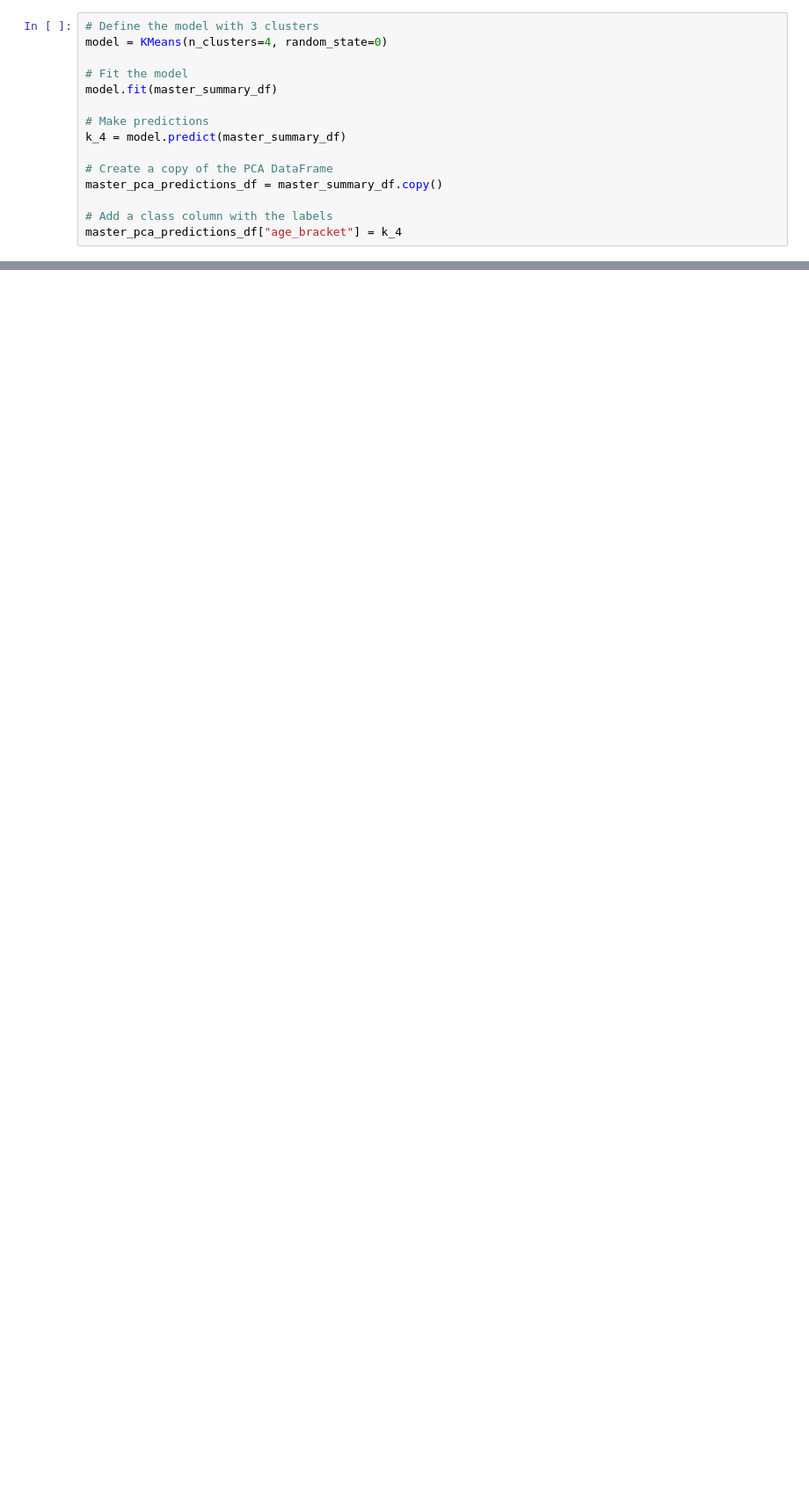
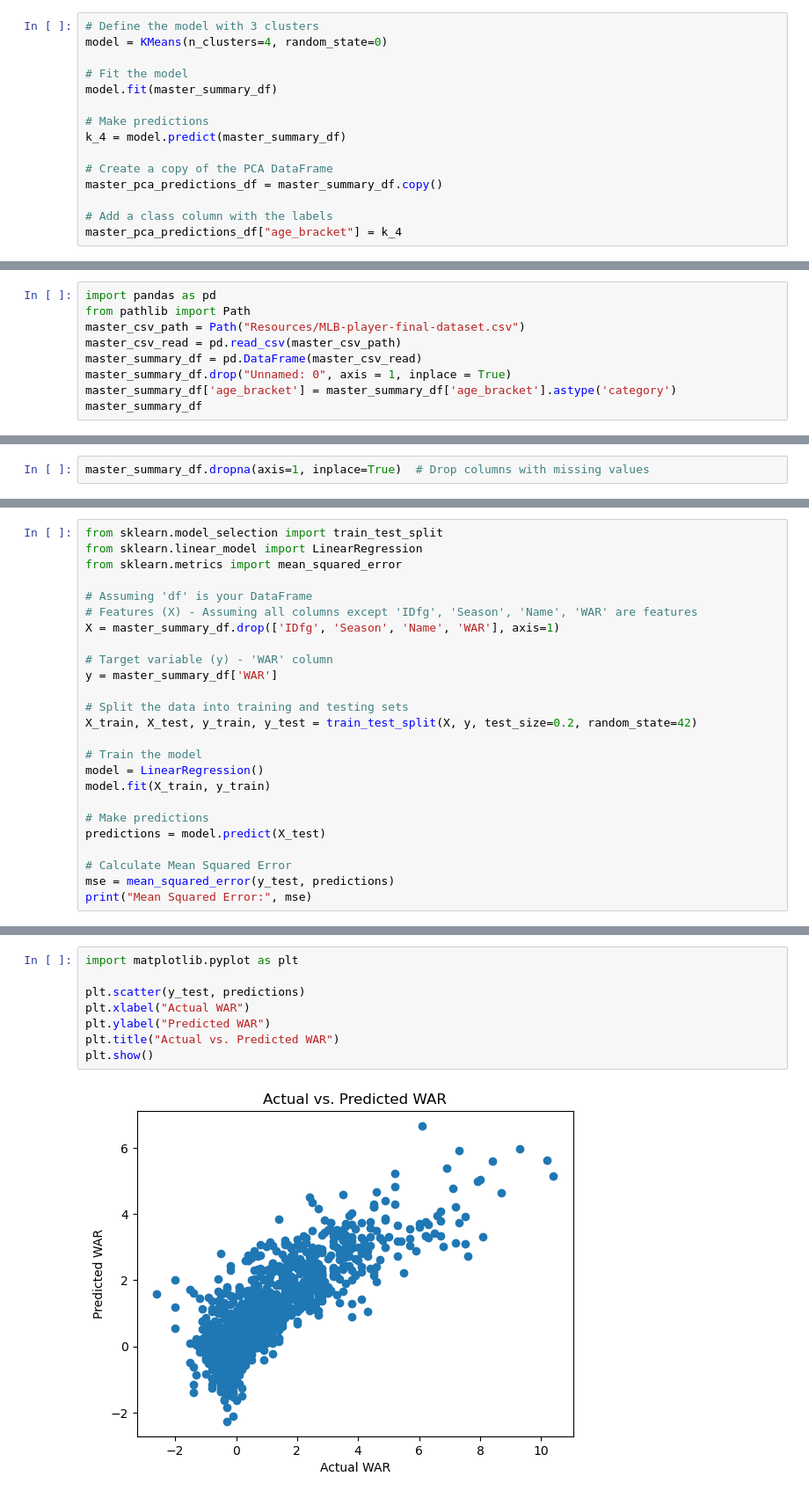
Before and after one commit to ian-summers/MLB-player-archetypes-by-age, a Jupyter notebook: Manual_ETL_Import.ipynb, the cells around one changed output, grey strips where cells are left out. Shown at 88% size. Saved outputs shown, nothing was run; the diff lists cells and outputs as text; blank space fills up the shorter version.

```diff
--- a/Manual_ETL_Import.ipynb
+++ b/Manual_ETL_Import.ipynb
@@ -386,0 +391,9 @@ master_pca_predictions_df.hvplot.scatter(
+# %%
+import pandas as pd
+from pathlib import Path
+master_csv_path = Path("Resources/MLB-player-final-dataset.csv")
+master_csv_read = pd.read_csv(master_csv_path)
+master_summary_df = pd.DataFrame(master_csv_read)
+master_summary_df.drop("Unnamed: 0", axis = 1, inplace = True)
+master_summary_df['age_bracket'] = master_summary_df['age_bracket'].astype('category')
+master_summary_df
@@ -386,0 +434,2 @@ master_pca_predictions_df.hvplot.scatter(
+# %%
+master_summary_df.dropna(axis=1, inplace=True)  # Drop columns with missing values
@@ -386,0 +457,25 @@ master_pca_predictions_df.hvplot.scatter(
+# %%
+from sklearn.model_selection import train_test_split
+from sklearn.linear_model import LinearRegression
+from sklearn.metrics import mean_squared_error
+
+# Assuming 'df' is your DataFrame
+# Features (X) - Assuming all columns except 'IDfg', 'Season', 'Name', 'WAR' are features
+X = master_summary_df.drop(['IDfg', 'Season', 'Name', 'WAR'], axis=1)
+
+# Target variable (y) - 'WAR' column
+y = master_summary_df['WAR']
+
+# Split the data into training and testing sets
+X_train, X_test, y_train, y_test = train_test_split(X, y, test_size=0.2, random_state=42)
+
+# Train the model
+model = LinearRegression()
+model.fit(X_train, y_train)
+
+# Make predictions
+predictions = model.predict(X_test)
+
+# Calculate Mean Squared Error
+mse = mean_squared_error(y_test, predictions)
+print("Mean Squared Error:", mse)
@@ -386,0 +484,10 @@ master_pca_predictions_df.hvplot.scatter(
+# %%
+import matplotlib.pyplot as plt
+
+plt.scatter(y_test, predictions)
+plt.xlabel("Actual WAR")
+plt.ylabel("Predicted WAR")
+plt.title("Actual vs. Predicted WAR")
+plt.show()
+# %% [output]
+[figure, added]
```
Also changed, not shown: parts of 9 cells of this notebook.
